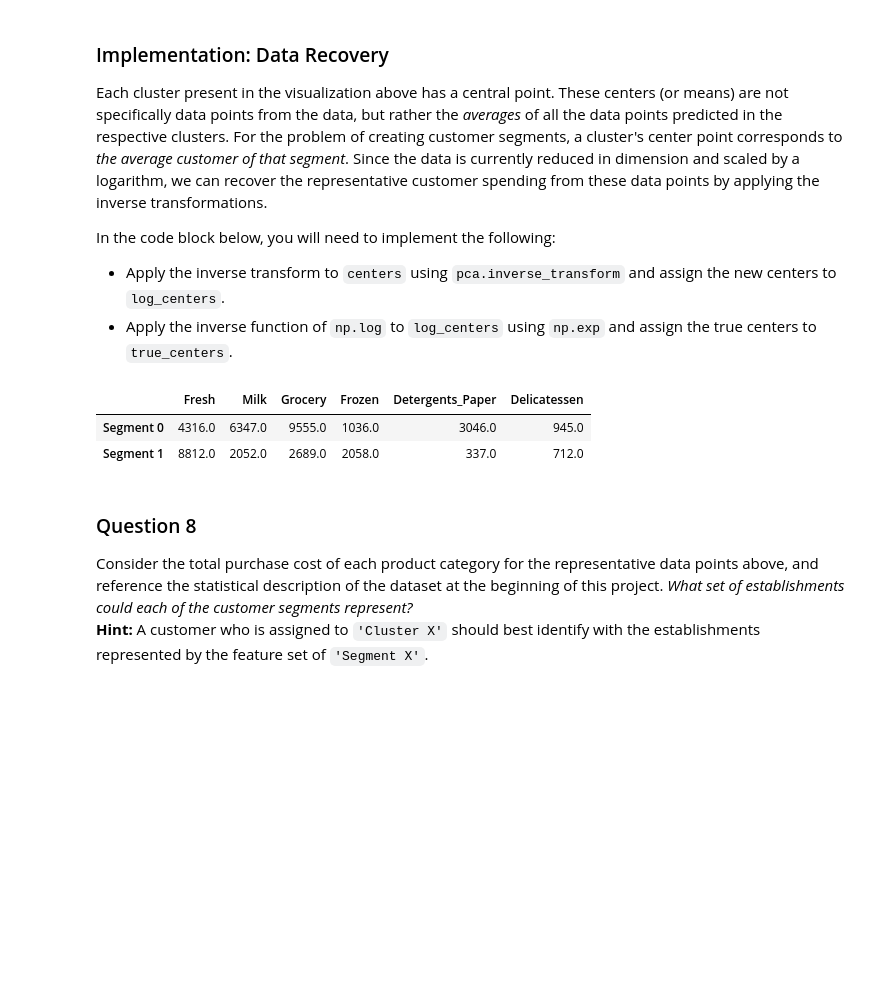
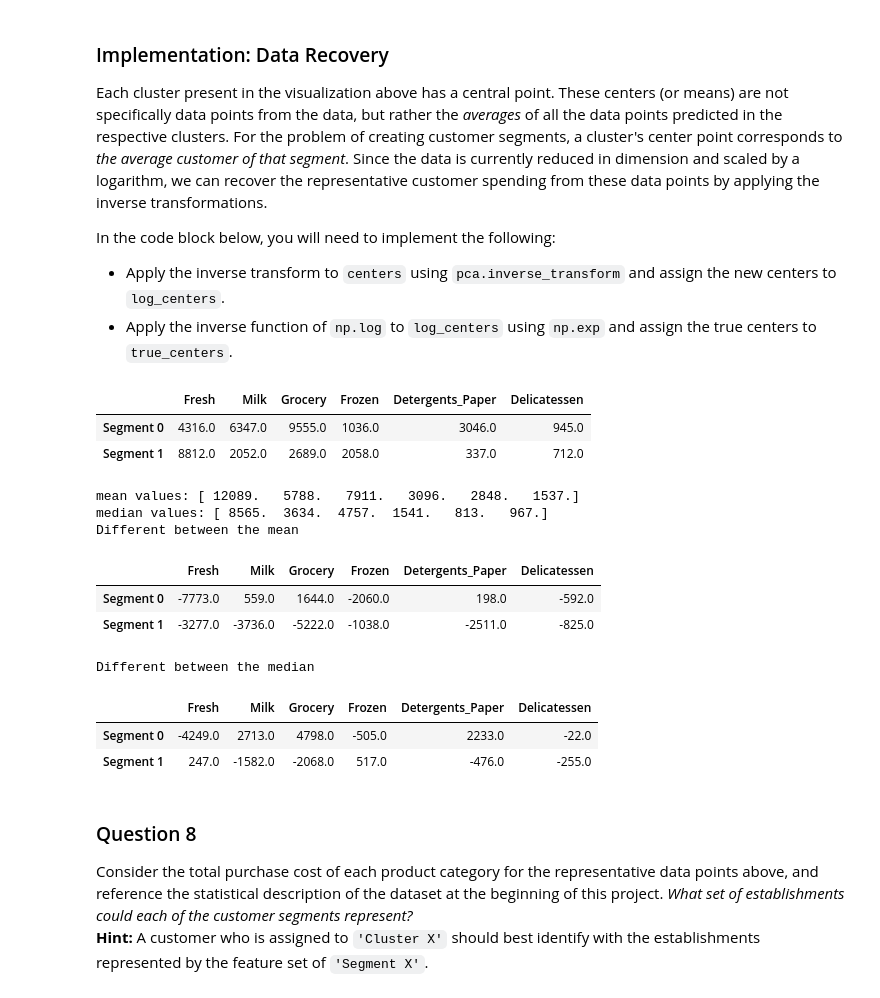
Before and after one commit to yliuosu/Machine_Learning, a Jupyter notebook: customer_segments/customer_segments.ipynb, the cells around one changed output. Saved outputs shown, nothing was run; the diff lists cells and outputs as text; code cells hidden in the pictures; blank space fills up the shorter version.

```diff
--- a/customer_segments/customer_segments.ipynb
+++ b/customer_segments/customer_segments.ipynb
@@ -578,19 +578,39 @@ In the code block below, you will need to implement the following:
 # %%
 # TODO: Inverse transform the centers
 log_centers = pca.inverse_transform(centers)
 
 # TODO: Exponentiate the centers
 true_centers = np.exp(log_centers)
 
 # Display the true centers
 segments = ['Segment {}'.format(i) for i in range(0,len(centers))]
 true_centers = pd.DataFrame(np.round(true_centers), columns = data.keys())
 true_centers.index = segments
 display(true_centers)
+
+good_original_data = data.drop(data.index[outliers]).reset_index(drop = True)
+print("mean values: {}".format(np.around(good_original_data.mean().values)))
+print("median values: {}".format(np.around(good_original_data.median().values)))
+
+print "Different between the mean"
+display(true_centers - np.around(good_original_data.mean().values))
+
+print "Different between the median"
+display(true_centers - np.around(good_original_data.median().values))
 # %% [output]
 |  | Fresh | Milk | Grocery | Frozen | Detergents_Paper | Delicatessen |
 | Segment 0 | 4316.0 | 6347.0 | 9555.0 | 1036.0 | 3046.0 | 945.0 |
 | Segment 1 | 8812.0 | 2052.0 | 2689.0 | 2058.0 | 337.0 | 712.0 |
+mean values: [ 12089.   5788.   7911.   3096.   2848.   1537.]
+median values: [ 8565.  3634.  4757.  1541.   813.   967.]
+Different between the mean
+|  | Fresh | Milk | Grocery | Frozen | Detergents_Paper | Delicatessen |
+| Segment 0 | -7773.0 | 559.0 | 1644.0 | -2060.0 | 198.0 | -592.0 |
+| Segment 1 | -3277.0 | -3736.0 | -5222.0 | -1038.0 | -2511.0 | -825.0 |
+Different between the median
+|  | Fresh | Milk | Grocery | Frozen | Detergents_Paper | Delicatessen |
+| Segment 0 | -4249.0 | 2713.0 | 4798.0 | -505.0 | 2233.0 | -22.0 |
+| Segment 1 | 247.0 | -1582.0 | -2068.0 | 517.0 | -476.0 | -255.0 |
 # %% [markdown]
 ### Question 8
 Consider the total purchase cost of each product category for the representative data points above, and reference the statistical description of the dataset at the beginning of this project. *What set of establishments could each of the customer segments represent?*
```
Also changed, not shown: parts of 12 cells of this notebook.
